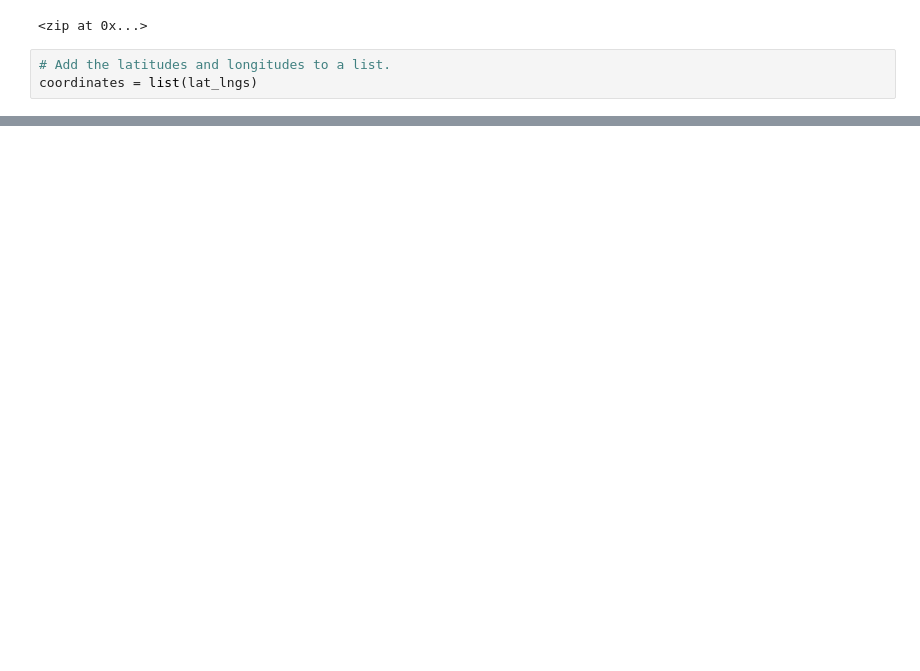
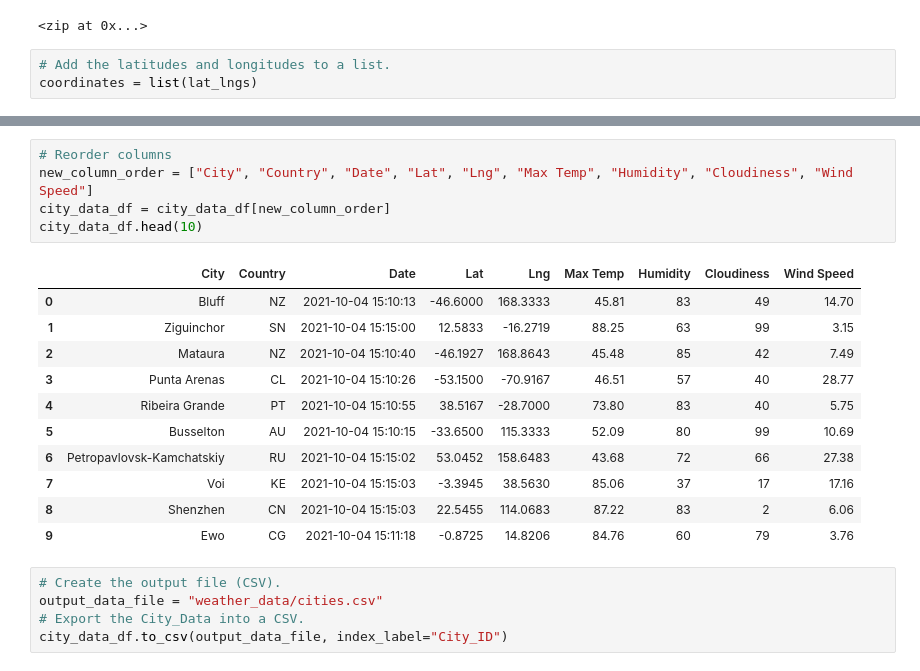
Before and after one commit to syoder821/World_Weather_Analysis, a Jupyter notebook: WeatherPy.ipynb, the cells around one changed output, grey strips where cells are left out. Cells and saved outputs as stored; diff of their text form; blank space fills up the shorter version.

```diff
--- a/WeatherPy.ipynb
+++ b/WeatherPy.ipynb
@@ -31,0 +144,22 @@ len(cities)
+# %%
+# Reorder columns
+new_column_order = ["City", "Country", "Date", "Lat", "Lng", "Max Temp", "Humidity", "Cloudiness", "Wind Speed"]
+city_data_df = city_data_df[new_column_order]
+city_data_df.head(10)
+# %% [output]
+|  | City | Country | Date | Lat | Lng | Max Temp | Humidity | Cloudiness | Wind Speed |
+| 0 | Bluff | NZ | 2021-10-04 15:10:13 | -46.6000 | 168.3333 | 45.81 | 83 | 49 | 14.70 |
+| 1 | Ziguinchor | SN | 2021-10-04 15:15:00 | 12.5833 | -16.2719 | 88.25 | 63 | 99 | 3.15 |
+| 2 | Mataura | NZ | 2021-10-04 15:10:40 | -46.1927 | 168.8643 | 45.48 | 85 | 42 | 7.49 |
+| 3 | Punta Arenas | CL | 2021-10-04 15:10:26 | -53.1500 | -70.9167 | 46.51 | 57 | 40 | 28.77 |
+| 4 | Ribeira Grande | PT | 2021-10-04 15:10:55 | 38.5167 | -28.7000 | 73.80 | 83 | 40 | 5.75 |
+| 5 | Busselton | AU | 2021-10-04 15:10:15 | -33.6500 | 115.3333 | 52.09 | 80 | 99 | 10.69 |
+| 6 | Petropavlovsk-Kamchatskiy | RU | 2021-10-04 15:15:02 | 53.0452 | 158.6483 | 43.68 | 72 | 66 | 27.38 |
+| 7 | Voi | KE | 2021-10-04 15:15:03 | -3.3945 | 38.5630 | 85.06 | 37 | 17 | 17.16 |
+| 8 | Shenzhen | CN | 2021-10-04 15:15:03 | 22.5455 | 114.0683 | 87.22 | 83 | 2 | 6.06 |
+| 9 | Ewo | CG | 2021-10-04 15:11:18 | -0.8725 | 14.8206 | 84.76 | 60 | 79 | 3.76 |
+# %%
+# Create the output file (CSV).
+output_data_file = "weather_data/cities.csv"
+# Export the City_Data into a CSV.
+city_data_df.to_csv(output_data_file, index_label="City_ID")
```
Also changed, not shown: parts of 7 cells of this notebook, 2 other files.
